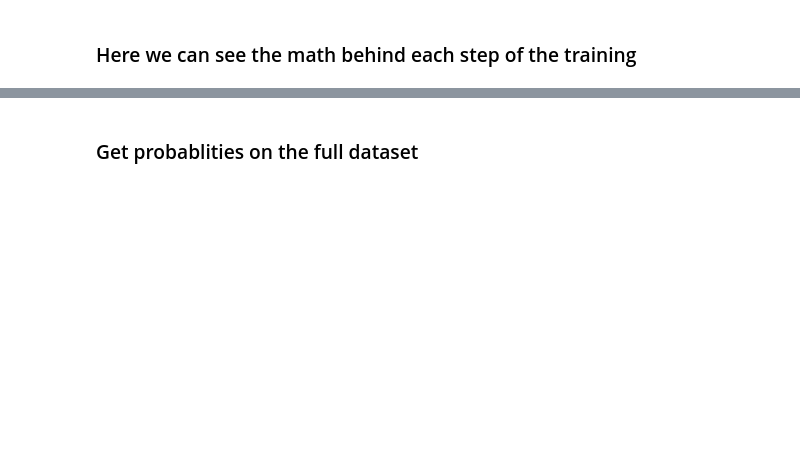
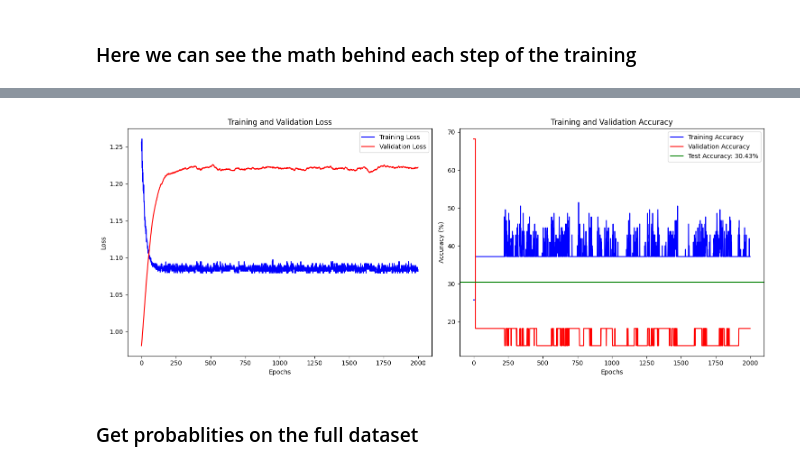
Before and after one commit to MorrisSimons/Iris-Flower-Dataset-Neural-Network-DeepDive, a Jupyter notebook: main.ipynb, the cells around one changed output, grey strips where cells are left out. Saved outputs shown, nothing was run; the diff lists cells and outputs as text; code cells hidden in the pictures; blank space fills up the shorter version.

Commit message:
we need more data

```diff
--- a/main.ipynb
+++ b/main.ipynb
@@ -135,8 +159,8 @@ class IrirsNetSimple(nn.Module):
         one_hot_targets = torch.zeros_like(probabilities).scatter_(1, y.unsqueeze(1), 1)
         loss = -torch.sum(one_hot_targets * torch.log(probabilities)) / x.size(0)
 
-        # Compare the two loss values
-        if epoch < 1:
+        # Compare the two loss values to ensure my manual implementation is correct
+        if epoch == 1:
             print(f"CrossEntropyLoss (PyTorch): {cross_auto.item()}")
             print(f"CrossEntropyLoss (Manual): {loss.item()}")
             # Check if the two loss values are close
@@ -257,0 +321,44 @@ Epoch 5/5, Loss: 1.1269
+# %%
+# Test the model on the test dataset
+model.eval()
+test_loss = 0.0
+correct_test = 0
+total_test = 0
+
+with torch.no_grad():
+    for X_test, y_test in test_loader:
+        X_test, y_test = X_test.to(device), y_test.to(device)
+        outputs = model(X_test)
+        test_loss += criterion(outputs, y_test).item()
+
+        _, predicted = torch.max(outputs, 1)
+        total_test += y_test.size(0)
+        correct_test += (predicted == y_test).sum().item()
+# %%
+test_accuracy = 100 * correct_test / total_test
+print(f"\nTest Loss: {test_loss / len(test_loader):.4f}, Test Accuracy: {test_accuracy:.2f}%")
+
+# Plot training and validation metrics
+fig, (ax1, ax2) = plt.subplots(1, 2, figsize=(15, 6))
+
+# Plot losses - using all data points
+ax1.plot(range(num_epochs), train_losses, 'b-', label='Training Loss')
+ax1.plot(range(num_epochs), val_losses, 'r-', label='Validation Loss')
+ax1.set_xlabel('Epochs')
+ax1.set_ylabel('Loss')
+ax1.set_title('Training and Validation Loss')
+ax1.legend()
+
+# Plot accuracies - using all data points
+ax2.plot(range(num_epochs), train_accuracies, 'b-', label='Training Accuracy')
+ax2.plot(range(num_epochs), val_accuracies, 'r-', label='Validation Accuracy')
+# Add horizontal line for test accuracy
+ax2.axhline(y=test_accuracy, color='g', linestyle='-', label=f'Test Accuracy: {test_accuracy:.2f}%')
+ax2.set_xlabel('Epochs')
+ax2.set_ylabel('Accuracy (%)')
+ax2.set_title('Training and Validation Accuracy')
+ax2.legend()
+
+plt.tight_layout()
+plt.show()
+# %% [output]
@@ -258,2 +366,3 @@ Epoch 5/5, Loss: 1.1269
+[figure, added]
 # %% [markdown]
 ### Get probablities on the full dataset
```
Also changed, not shown: parts of 8 cells of this notebook, 2 other files.
